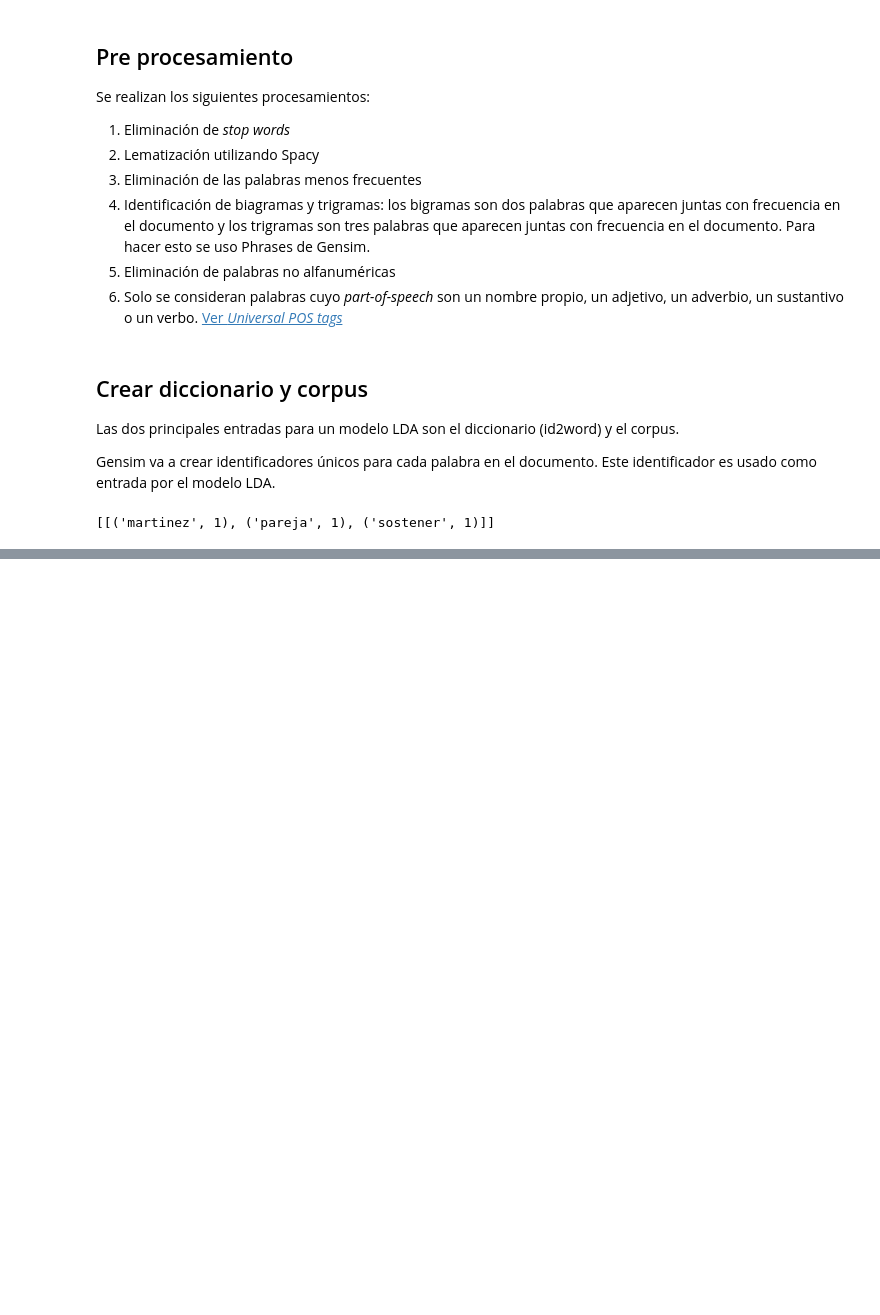
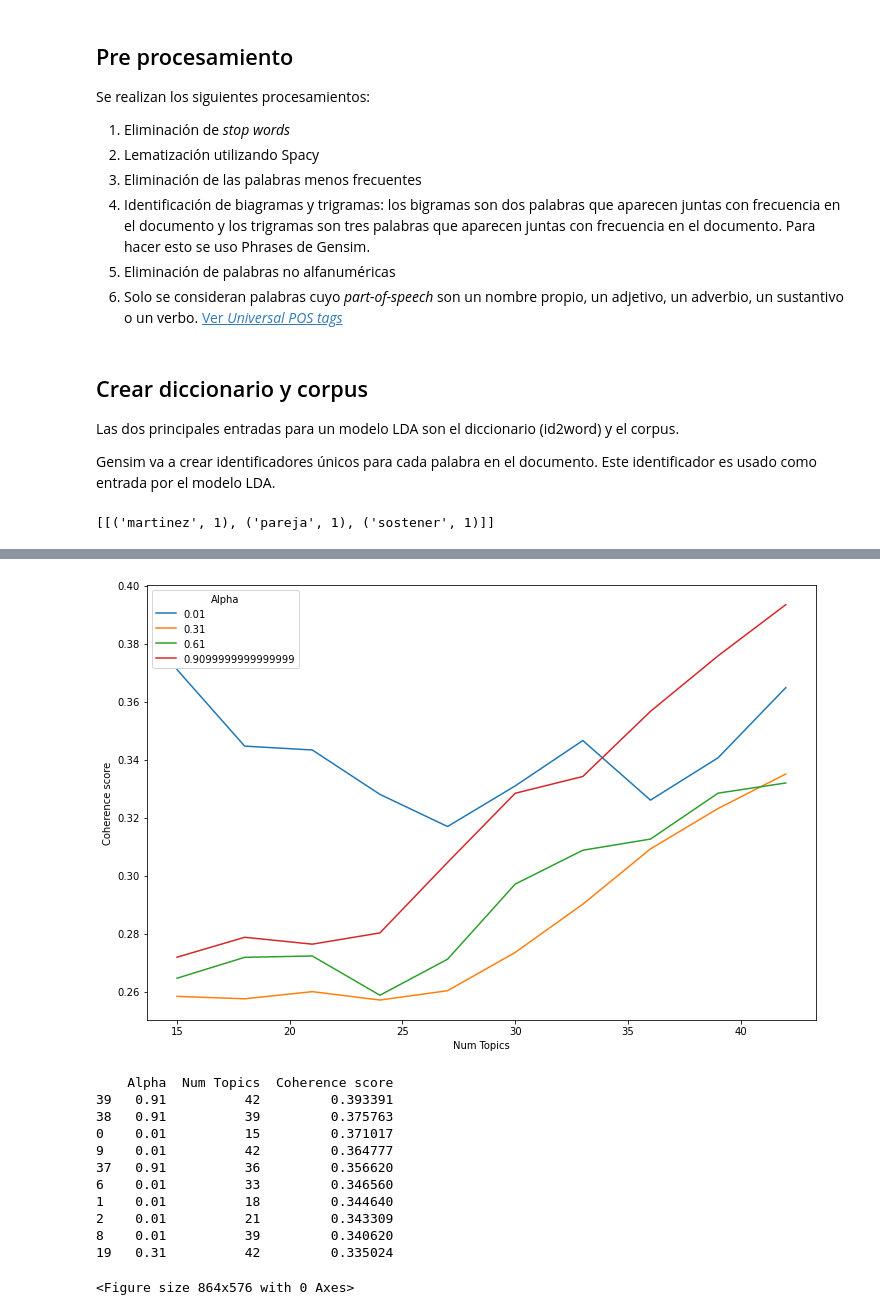
Before and after one commit to EvaVillarrealGuzman/clustering_npl, a Jupyter notebook: src/lda.ipynb, the cells around one changed output, grey strips where cells are left out. Cells and saved outputs as stored; diff of their text form; code cells hidden in the pictures; blank space fills up the shorter version.

```diff
--- a/src/lda.ipynb
+++ b/src/lda.ipynb
@@ -134,0 +209,35 @@ Entrenamos el modelo LDA. Además de pasar el corpus y diccionario, se define el
+# %%
+plt.figure(figsize=(12, 8))
+for current in result:
+   plt.plot(topics_range, current['coherence_values'], label=current['alpha'])
+plt.xlabel("Num Topics")
+plt.ylabel("Coherence score")
+plt.legend(title='Alpha', loc='best')
+plt.show()
+
+import pandas as pd
+
+data = []
+
+plt.figure(figsize=(12, 8))
+for current in result:
+    for index_num_topic, num_topic in enumerate(topics_range):
+        data.append([current['alpha'], num_topic, current['coherence_values'][index_num_topic]])
+
+df = pd.DataFrame(data,columns=['Alpha','Num Topics', 'Coherence score'])
+df = df.sort_values(by='Coherence score', ascending=False)
+print(df.head(10))
+# %% [output]
+[figure, added]
+    Alpha  Num Topics  Coherence score
+39   0.91          42         0.393391
+38   0.91          39         0.375763
+0    0.01          15         0.371017
+9    0.01          42         0.364777
+37   0.91          36         0.356620
+6    0.01          33         0.346560
+1    0.01          18         0.344640
+2    0.01          21         0.343309
+8    0.01          39         0.340620
+19   0.31          42         0.335024
+<Figure size 864x576 with 0 Axes>
```
Also changed, not shown: parts of 14 cells of this notebook.
